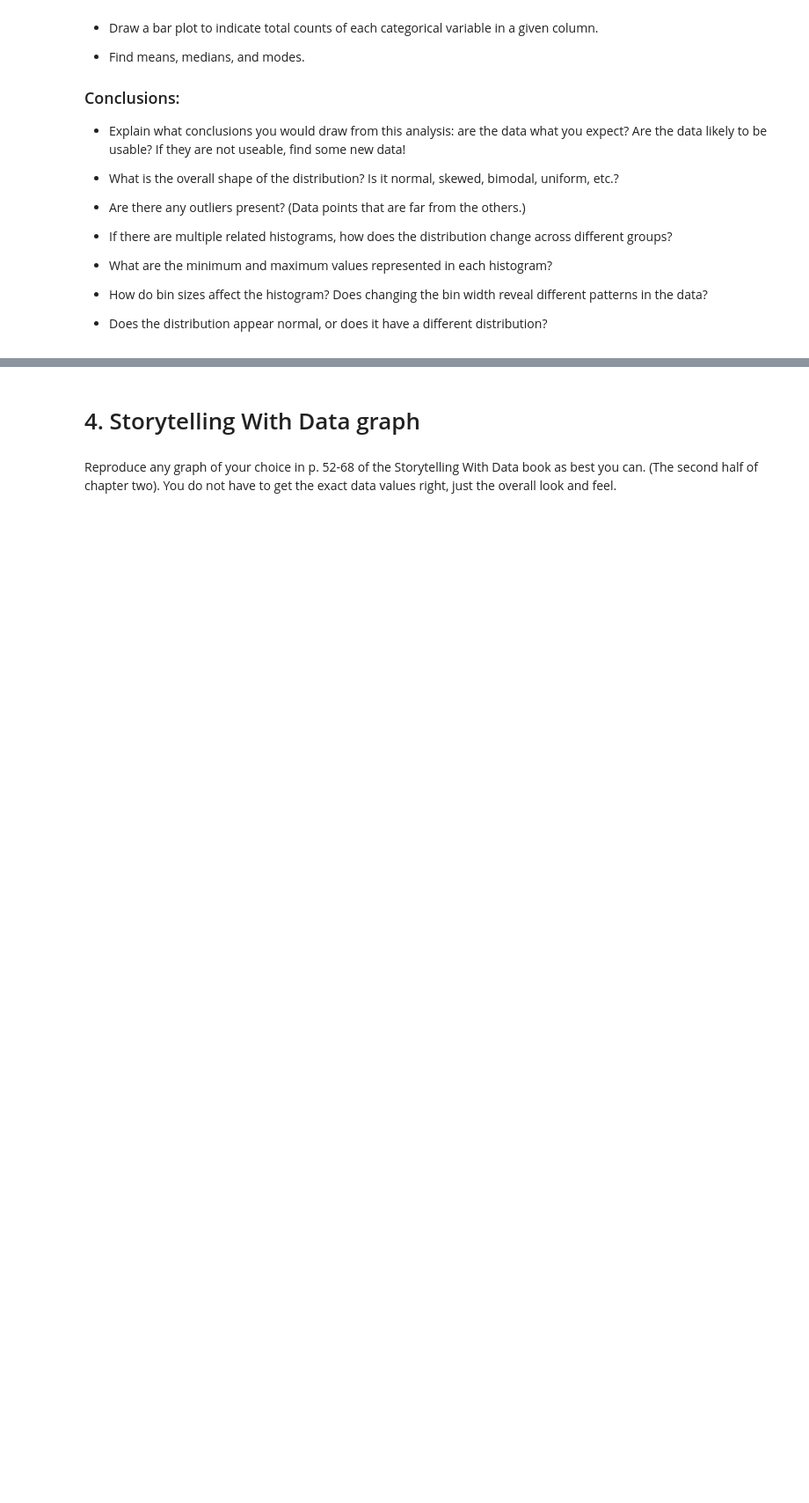
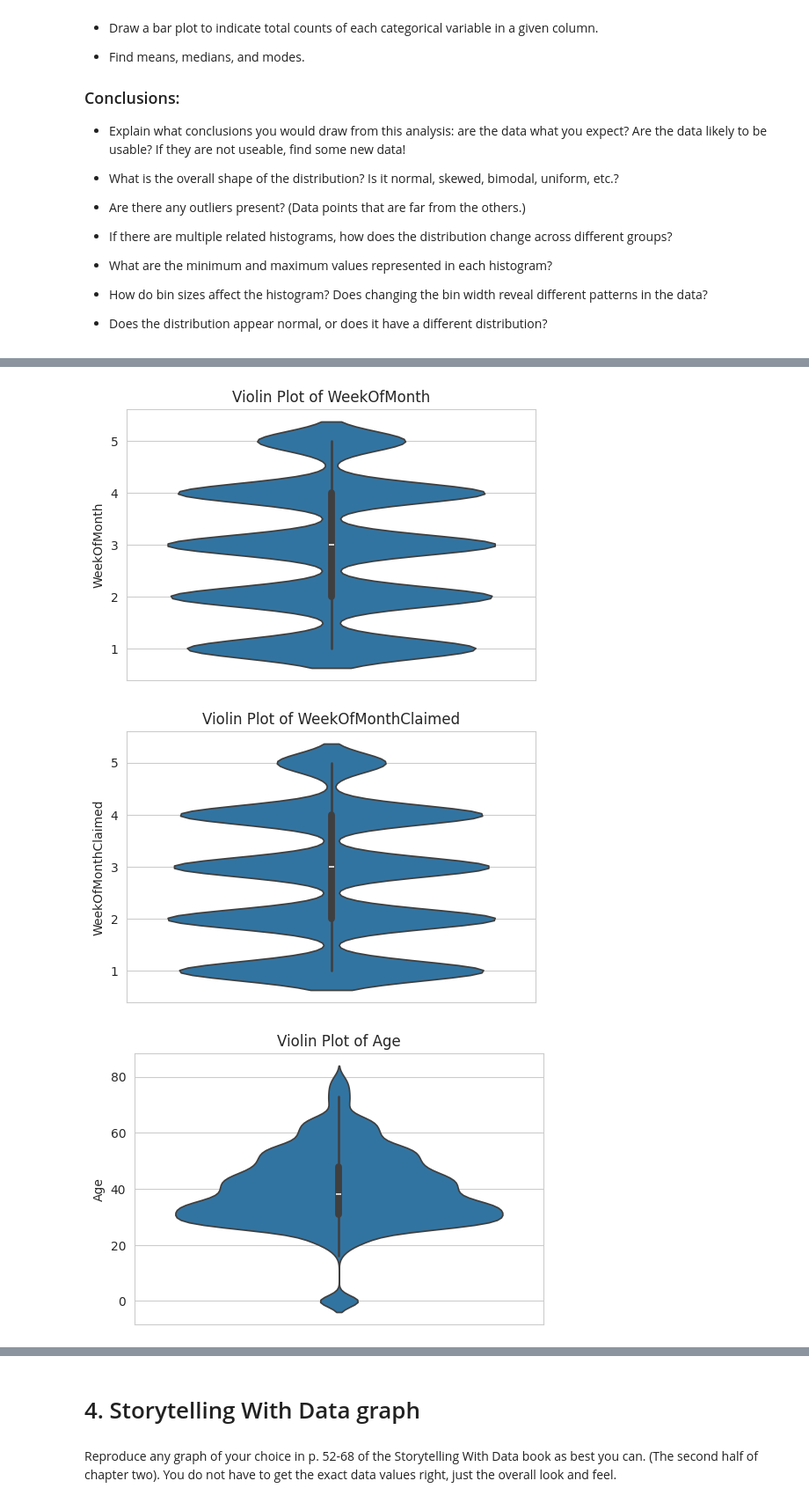
Before and after one commit to KonstantinTc/OMDS-ModB2-Week4-Tcelms-Konstantin, a Jupyter notebook: OMDS-ModB2-Week4-Tcelms-Konstantin.ipynb, the cells around one changed output, grey strips where cells are left out. Shown at 88% size. Drawn from its saved outputs; the diff is of its cells as text; code cells hidden in the pictures; blank space fills up the shorter version.

```diff
--- a/OMDS-ModB2-Week4-Tcelms-Konstantin.ipynb
+++ b/OMDS-ModB2-Week4-Tcelms-Konstantin.ipynb
@@ -61,0 +235,12 @@ This week, you will do the same types of exercises as last week, but you should
+# %%
+# Draw violin plots for numerical columns
+for col in numerical_cols:
+    plt.figure(figsize=(6,4))
+    sns.violinplot(y=fraud_df[col])
+    plt.title(f"Violin Plot of {col}")
+    plt.ylabel(col)
+    plt.show()
+# %% [output]
+[figure, added]
+[figure, added]
+[figure, added]
```
Also changed, not shown: parts of 64 cells of this notebook, 2 other files.
